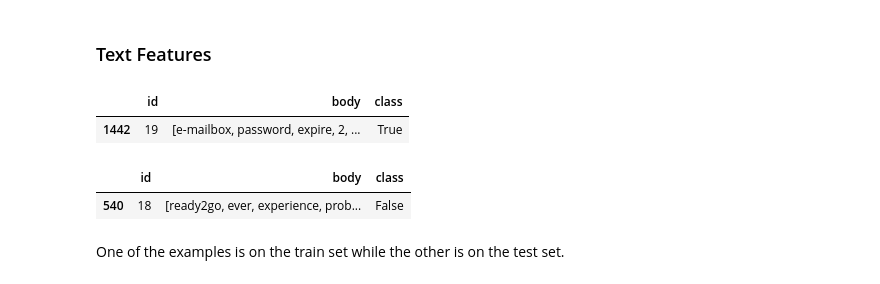
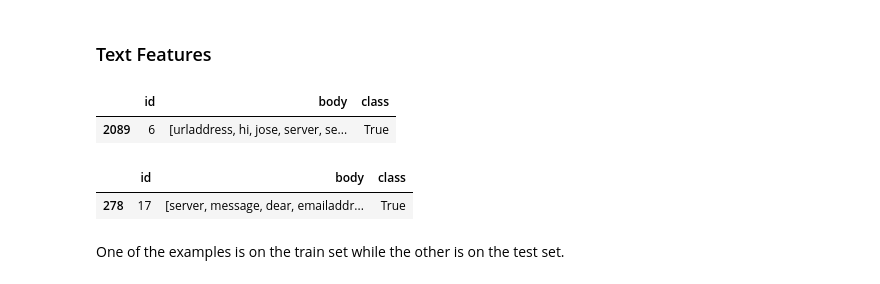
Before and after one commit to liakoyras/thesis-phishing-email-detection, a Jupyter notebook: Text Data Preprocessing.ipynb, the cells around one changed output. Drawn from its saved outputs; the diff is of its cells as text; code cells hidden in the pictures.

```diff
--- a/Text Data Preprocessing.ipynb
+++ b/Text Data Preprocessing.ipynb
@@ -226,6 +234,6 @@ Tokenization is the process of splitting text into individual words. This is use
 Along with this process, letters are also converted to lowercase and punctuation or other special characters are removed.<br>
 Since there are some words (called **stopwords**) that do not contribute very much in meaning (like pronouns or simple verbs), they can be removed to reduce the noise.
 # %%
-balanced['body'] = balanced['body'].apply(util.tokenize)
-balanced['body'] = balanced['body'].apply(util.remove_stopwords)
+balanced_tokens['body'] = balanced_tokens['body'].apply(util.tokenize)
+balanced_tokens['body'] = balanced_tokens['body'].apply(util.remove_stopwords)
 # %%
@@ -248,5 +256,5 @@ Also, the emails with duplicate emails obviously will have duplicate tokens, thi
 Lemmatization is the process that reduces the inflectional forms of a word to keep its root form. This is useful because the set of words that results from this process is smaller because all the inflections of a word are converted to one, thus reducing the dimensionality without sacrificing information.<br>
 In order to facilitate and improve the lemmatization, the **part-of-speech tagging** technique has been used. The POS of the word (which indicates whether a word is a noun, a verb, an adjective, or an adverb) is used as a part of the process.
 # %%
-balanced['body'] = balanced['body'].apply(util.lemmatize)
+balanced_tokens['body'] = balanced_tokens['body'].apply(util.lemmatize)
 # %%
@@ -264,4 +272,4 @@ In addition, it also shows the working of the POS tagging process, since the 'tr
 After all the preprocessing, it is possible that some of the emails are now empty (because they did not contain any useful words from the beginning).<br>
 So, these have to be removed to keep the data clean.
 # %%
-balanced = balanced[balanced['body'].astype(bool)]
+balanced_tokens = balanced_tokens[balanced_tokens['body'].astype(bool)]
@@ -274,5 +308,5 @@ In order to evaluate the classification process, only 80% of the data will be us
 # %% [markdown]
 ### Text Features
 # %%
-train_balanced_tokens, test_balanced_tokens = util.dataset_split(balanced, percent=20)
+train_balanced_tokens, test_balanced_tokens = util.dataset_split(balanced_tokens, percent=20)
 # %%
@@ -280,13 +314,13 @@ train_imbalanced_tokens, test_imbalanced_tokens = util.dataset_split(imbalanced,
 # %%
-train_balanced_tokens[train_balanced_tokens['id'] == 19]
+train_balanced_tokens[train_balanced_tokens['id'] == 6]
 # %% [output]
 |  | id | body | class |
-| 1442 | 19 | [e-mailbox, password, expire, 2, ... | True |
+| 2089 | 6 | [urladdress, hi, jose, server, se... | True |
 # %%
-test_balanced_tokens[test_balanced_tokens['id'] == 18]
+test_balanced_tokens[test_balanced_tokens['id'] == 17]
 # %% [output]
 |  | id | body | class |
-| 540 | 18 | [ready2go, ever, experience, prob... | False |
+| 278 | 17 | [server, message, dear, emailaddr... | True |
 # %% [markdown]
 One of the examples is on the train set while the other is on the test set.
 # %% [markdown]
```
Also changed, not shown: parts of 26 cells of this notebook, 5 other files.
